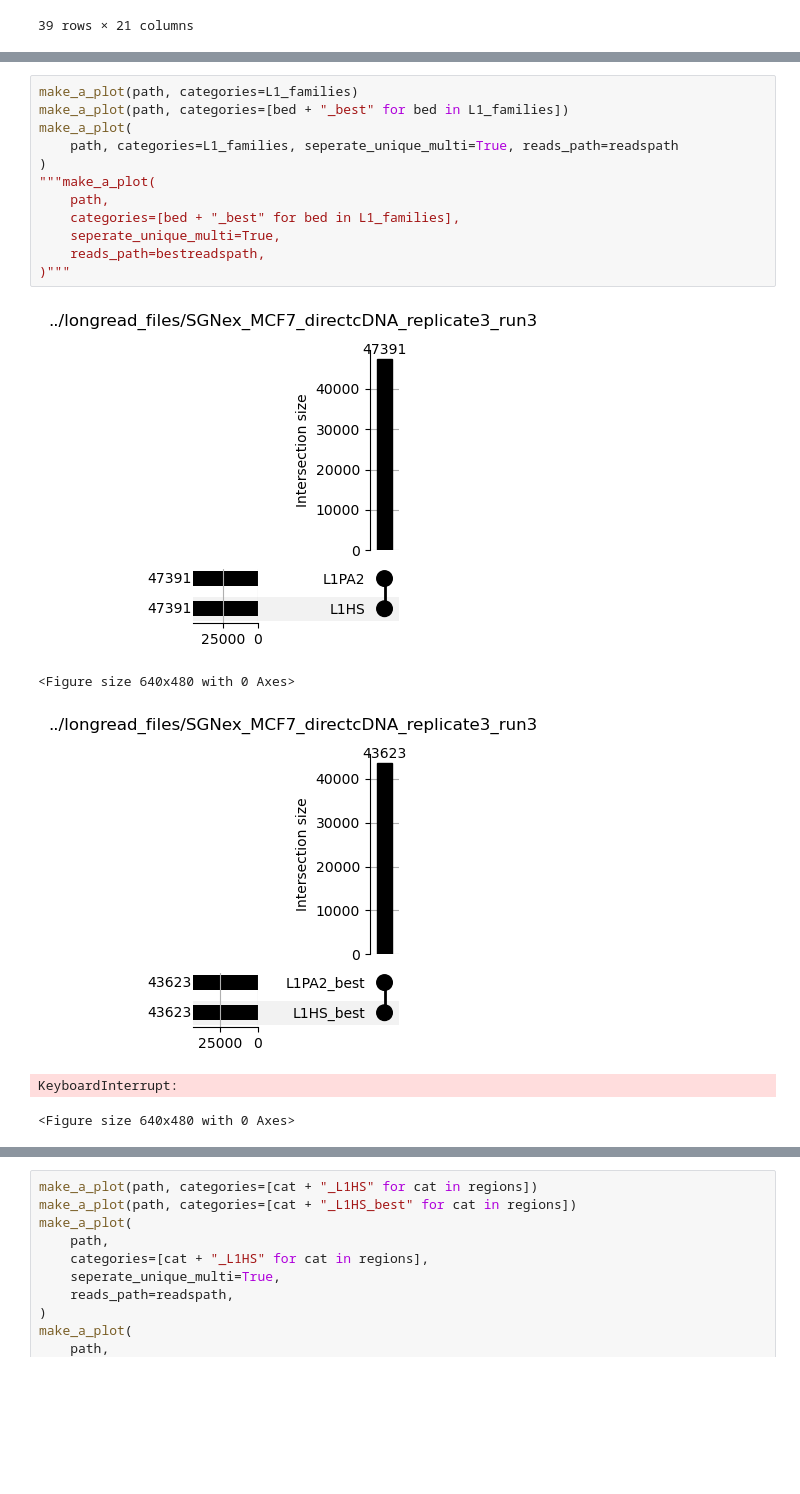
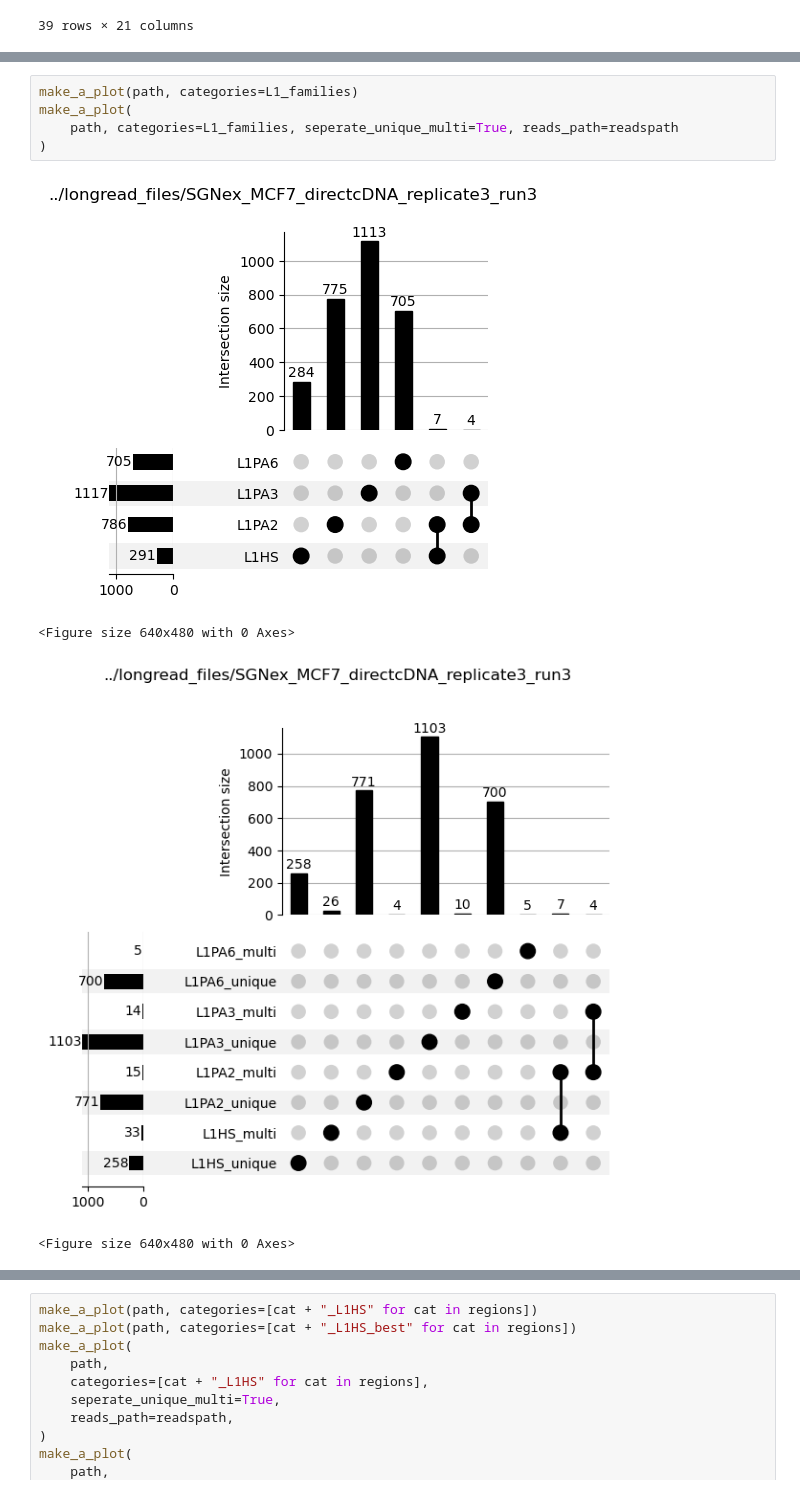
Before and after one commit to gage-lab/bulk_te_bench, a Jupyter notebook: analysis/upset/20240320_gtf_multimap.ipynb, the cells around one changed output, grey strips where cells are left out. Cells and saved outputs as stored; diff of their text form; blank space fills up the shorter version.

```diff
--- a/analysis/upset/20240320_gtf_multimap.ipynb
+++ b/analysis/upset/20240320_gtf_multimap.ipynb
@@ -332,19 +387,11 @@ def make_a_plot(path, categories, seperate_unique_multi=False, reads_path=None):
     plt.clf()
 # %%
 make_a_plot(path, categories=L1_families)
-make_a_plot(path, categories=[bed + "_best" for bed in L1_families])
 make_a_plot(
     path, categories=L1_families, seperate_unique_multi=True, reads_path=readspath
 )
-"""make_a_plot(
-    path,
-    categories=[bed + "_best" for bed in L1_families],
-    seperate_unique_multi=True,
-    reads_path=bestreadspath,
-)"""
 # %% [output]
-[figure, old version]
+[figure, new version]
 <Figure size 640x480 with 0 Axes>
-[figure, old version]
+[figure, new version]
-KeyboardInterrupt:
+<Figure size 640x480 with 0 Axes>
-<Figure size 640x480 with 0 Axes>
```
Also changed, not shown: parts of 16 cells of this notebook, 1 other file.
